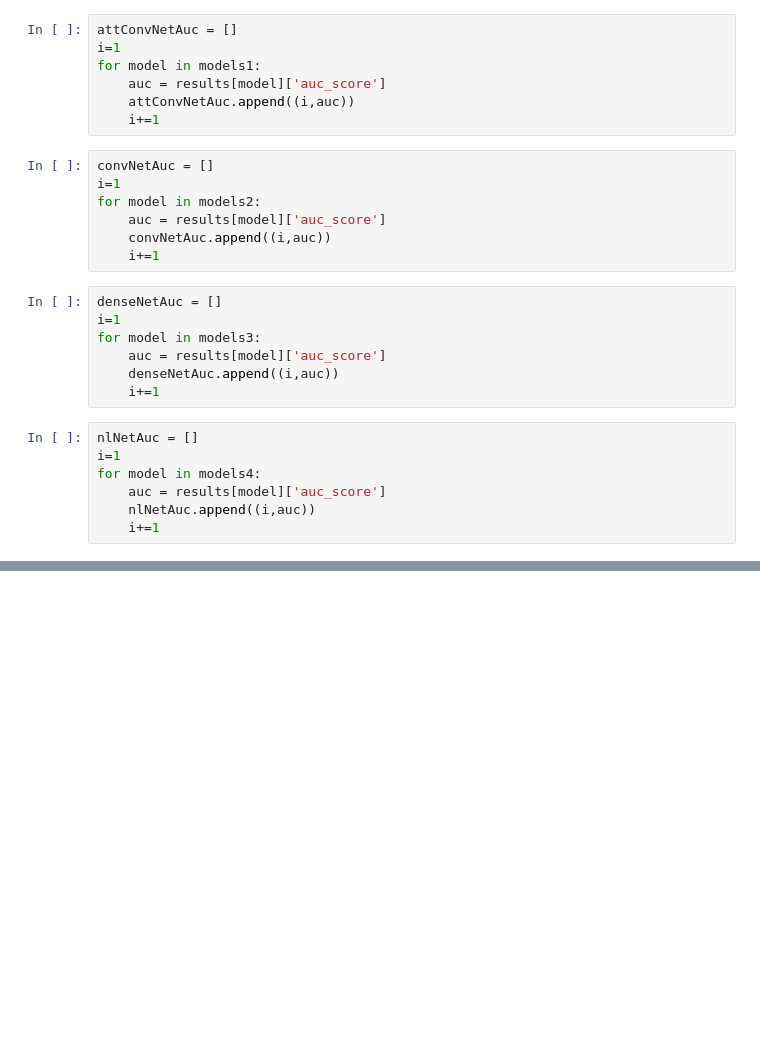
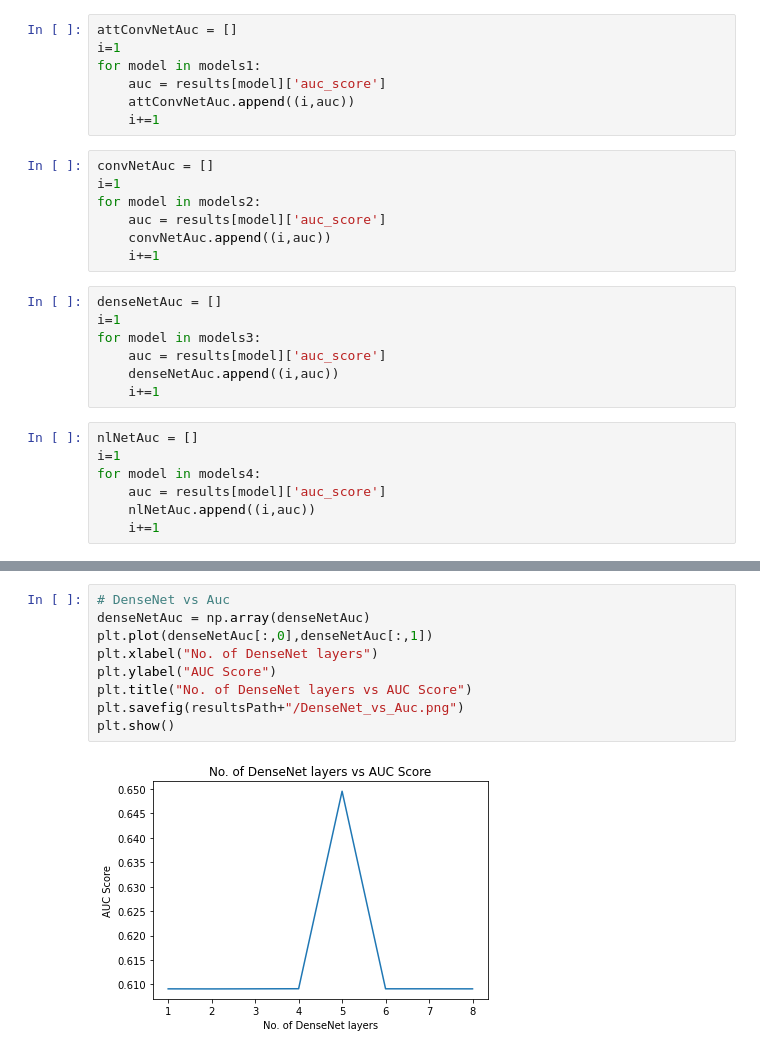
Before and after one commit to DodiyaParth/NL_GCN_ANOMALY_DETECTION, a Jupyter notebook: graphs.ipynb, the cells around one changed output, grey strips where cells are left out. Saved outputs shown, nothing was run; the diff lists cells and outputs as text; blank space fills up the shorter version.

```diff
--- a/graphs.ipynb
+++ b/graphs.ipynb
@@ -62,0 +100,11 @@ for model in models4:
+# %%
+# DenseNet vs Auc
+denseNetAuc = np.array(denseNetAuc)
+plt.plot(denseNetAuc[:,0],denseNetAuc[:,1])
+plt.xlabel("No. of DenseNet layers")
+plt.ylabel("AUC Score")
+plt.title("No. of DenseNet layers vs AUC Score")
+plt.savefig(resultsPath+"/DenseNet_vs_Auc.png")
+plt.show()
+# %% [output]
+[figure, added]
```
Also changed, not shown: parts of 7 cells of this notebook, 20 other files.
